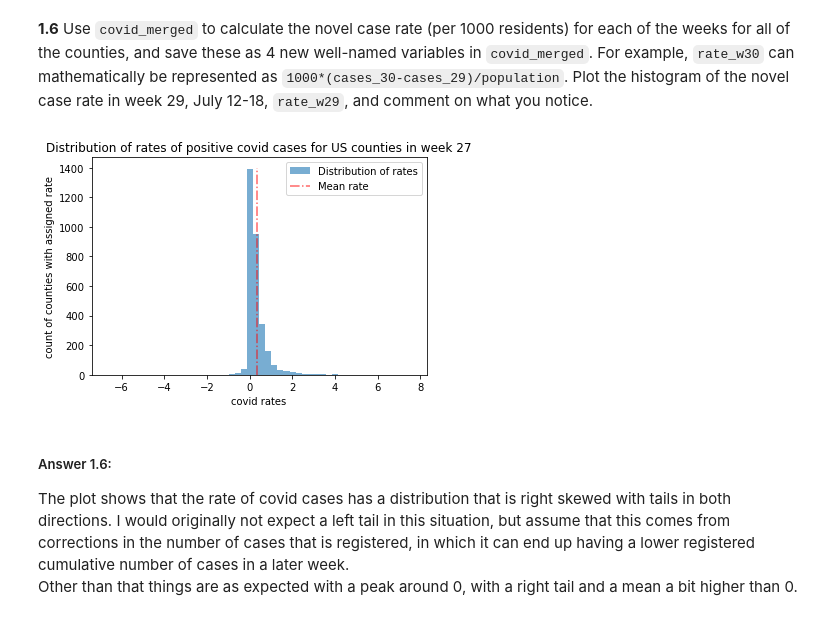
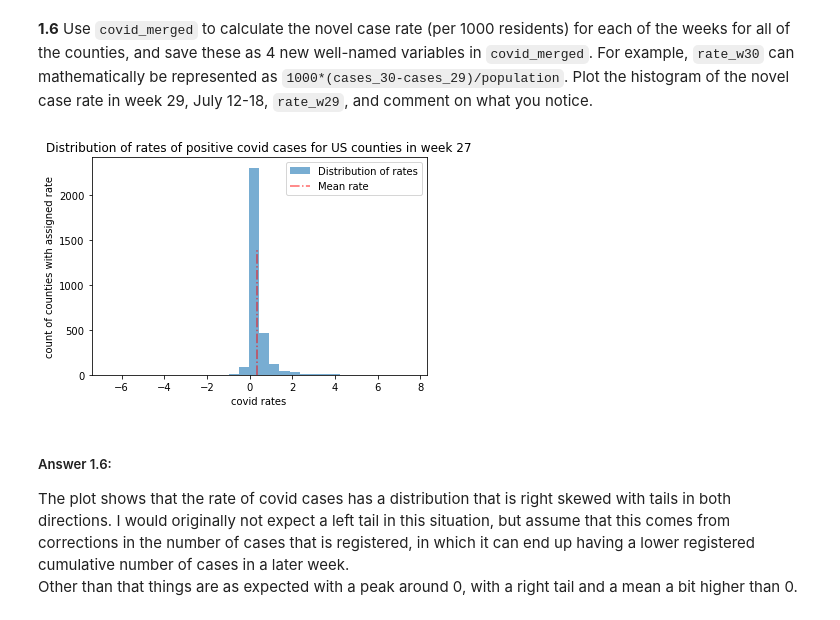
Before and after one commit to kkvalsvik/DataScience_cs109a_Harvard, a Jupyter notebook: cs_s109a_finalexam_2021.ipynb, the cells around one changed output. Cells and saved outputs as stored; diff of their text form; code cells hidden in the pictures.

```diff
--- a/cs_s109a_finalexam_2021.ipynb
+++ b/cs_s109a_finalexam_2021.ipynb
@@ -305,15 +305,15 @@ rate_w28 = 1000*(covid_merged['cases_w28']-covid_merged['cases_w27'])/covid_merg
 rate_w29 = 1000*(covid_merged['cases_w29']-covid_merged['cases_w28'])/covid_merged['population']
 rate_w30 = 1000*(covid_merged['cases_w30']-covid_merged['cases_w29'])/covid_merged['population']
 # %%
-plt.hist(rate_w27, bins=50, alpha=0.6, label='Distribution of rates')
+plt.hist(rate_w27, bins=30, alpha=0.6, label='Distribution of rates')
 plt.vlines(np.mean(rate_w27),ymin=0,ymax=1400, color='r', linestyles='-.',alpha=0.6, label='Mean rate')
 plt.xlabel('covid rates')
 plt.ylabel('count of counties with assigned rate')
 plt.title('Distribution of rates of positive covid cases for US counties in week 27')
 plt.legend()
 plt.show()
 # %% [output]
-[figure, old version]
+[figure, new version]
 # %%
 # Checking where the negative values come from:
 rate_w27[rate_w27<0]
```
Also changed, not shown: parts of 28 cells of this notebook.
